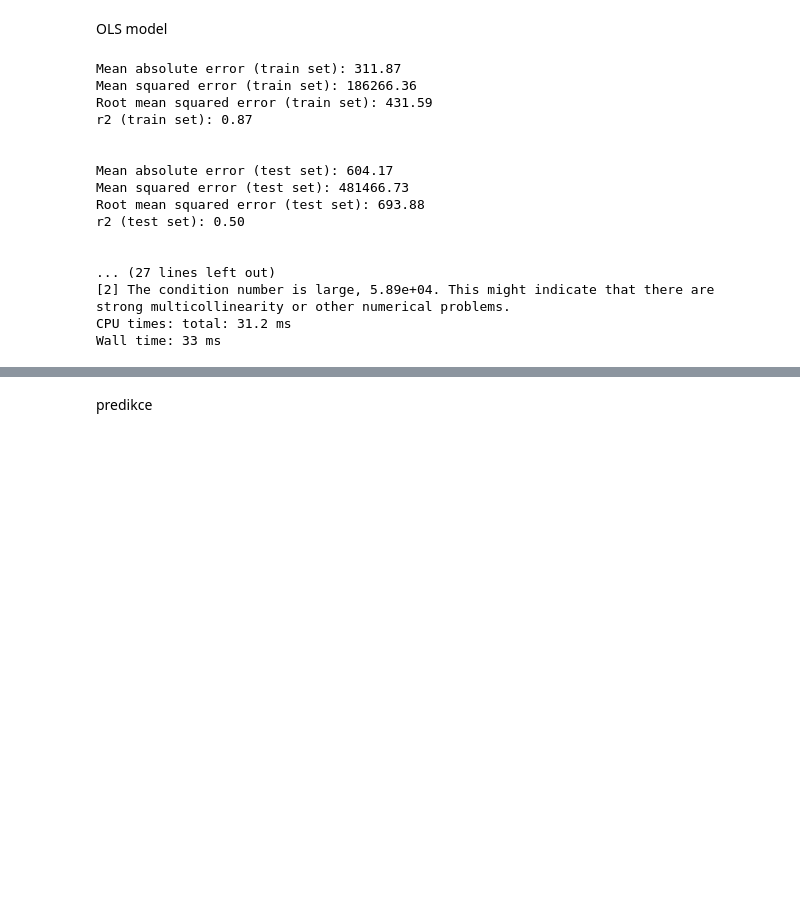
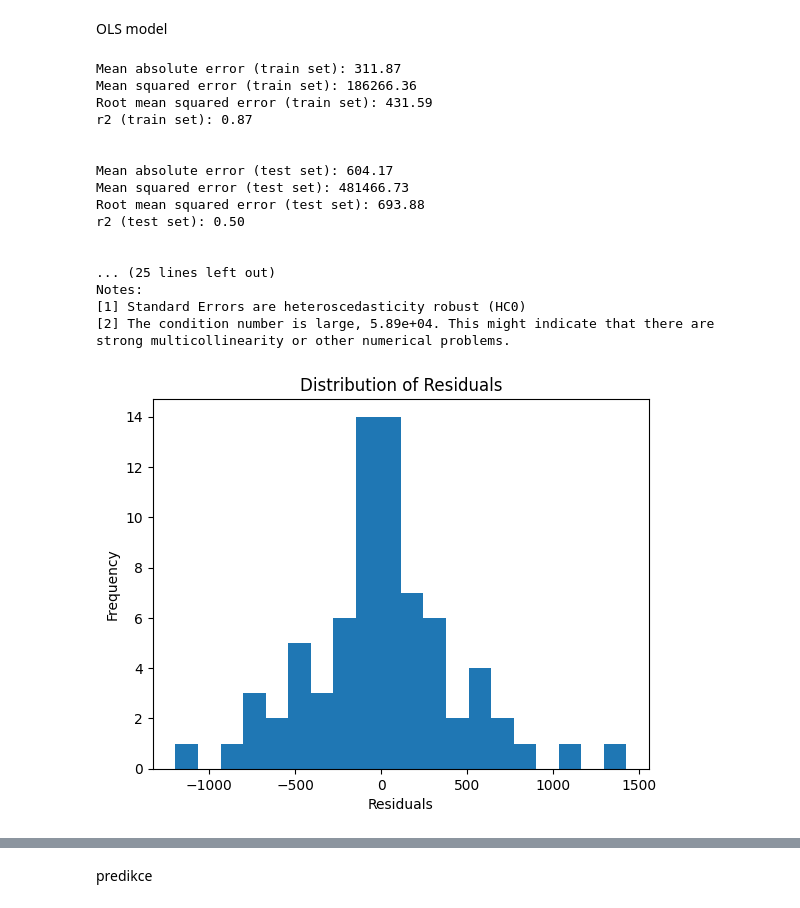
Before and after one commit to HonzaHalik/predikce-nabidky, a Jupyter notebook: modely.ipynb, the cells around one changed output, grey strips where cells are left out. Drawn from its saved outputs; the diff is of its cells as text; code cells hidden in the pictures; blank space fills up the shorter version.

```diff
--- a/modely.ipynb
+++ b/modely.ipynb
@@ -28,9 +28,9 @@ detrendování dat
 df = get_df()
 df_detrend = df.copy()
 parametry = ['aktivni-1', 'nove-1', 'zbytek-1']
-
-for parametr in parametry:
-    df_detrend[parametr] = pd.Series((df[parametr]))
+columns = ['aktivni', *parametry]
+for column in columns:
+    df_detrend[column] = pd.Series((df[column]))
 # %% [markdown]
 deseasonalizování dat
 # %%
@@ -121,34 +121,44 @@ mse_test = mean_squared_error(y_test, y_pred_test)
 rmse_test = np.sqrt(mse_test)
 r2_test = r2_score(y_test, y_pred_test)
 
 #>> output
 print(f"Mean absolute error (train set): {mae_train:.2f}")
 print(f"Mean squared error (train set): {mse_train:.2f}")
 print(f"Root mean squared error (train set): {rmse_train:.2f}")
 print(f"r2 (train set): {r2_train:.2f}")
 print("\n")
 print(f"Mean absolute error (test set): {mae_test:.2f}")
 print(f"Mean squared error (test set): {mse_test:.2f}")
 print(f"Root mean squared error (test set): {rmse_test:.2f}")
 print(f"r2 (test set): {r2_test:.2f}")
 print("\n")
 print(ols_model.summary())
-#! JB probability vyjde dobra jen kdyz nedeseasonalizuju a nedetrenduju 'aktivni'
+#! JB probability vyjde dobra jen kdyz nedeseasonalizuju 'aktivni'
+
+#! JB test hodnota je vysoka ale residualy vypadaji rozlozeny celkem normalne
+# plot the distribution of residuals
+residuals = y_train - y_pred_train
+plt.hist(residuals, bins=20)
+plt.title("Distribution of Residuals")
+plt.xlabel("Residuals")
+plt.ylabel("Frequency")
+plt.show()
 # %% [output]
 Mean absolute error (train set): 311.87
 Mean squared error (train set): 186266.36
 Root mean squared error (train set): 431.59
 r2 (train set): 0.87
 
 
 Mean absolute error (test set): 604.17
 Mean squared error (test set): 481466.73
 Root mean squared error (test set): 693.88
 r2 (test set): 0.50
 
 
-... (27 lines left out)
+... (25 lines left out)
+Notes:
+[1] Standard Errors are heteroscedasticity robust (HC0)
 [2] The condition number is large, 5.89e+04. This might indicate that there are
 strong multicollinearity or other numerical problems.
-CPU times: total: 31.2 ms
-Wall time: 33 ms
+[figure, added]
```
Also changed, not shown: parts of 1 cell of this notebook.
